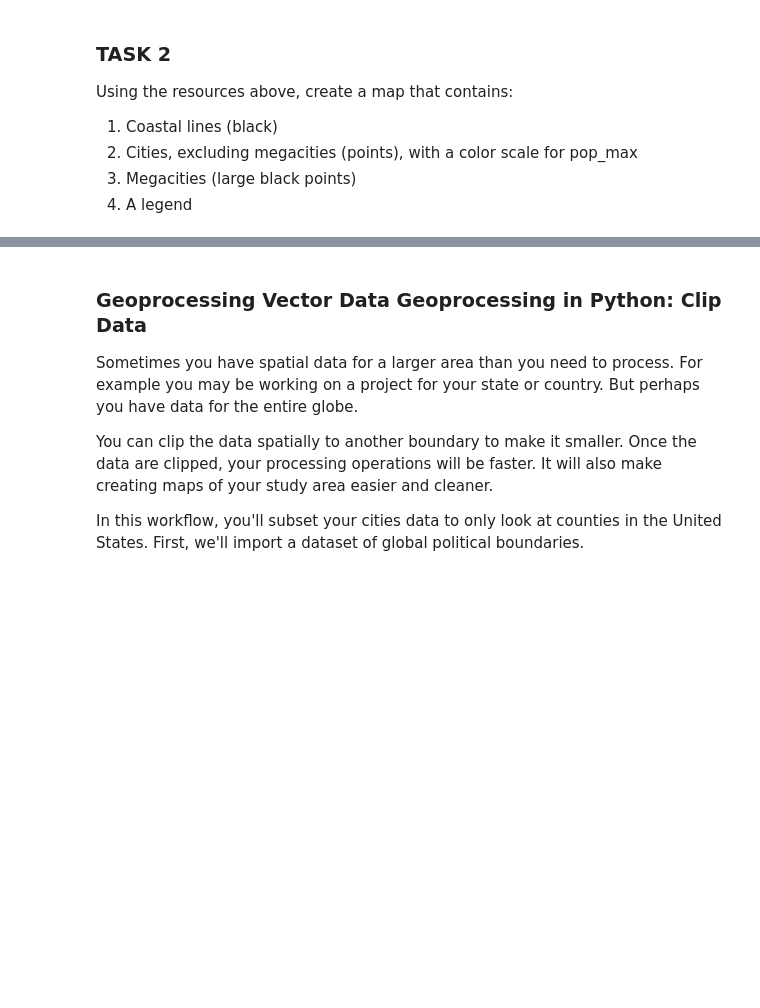
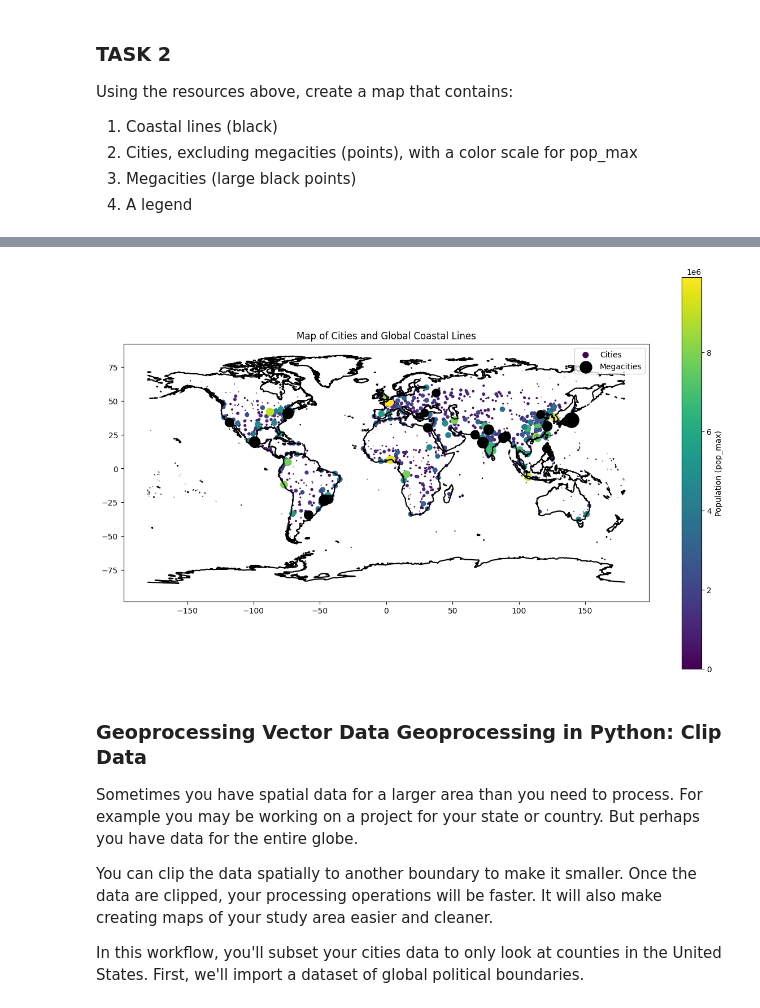
Before and after one commit to Asafaeinia/EnvDatSci, a Jupyter notebook: CodeSprints/VectorData101.ipynb, the cells around one changed output, grey strips where cells are left out. Cells and saved outputs as stored; diff of their text form; code cells hidden in the pictures; blank space fills up the shorter version.

```diff
--- a/CodeSprints/VectorData101.ipynb
+++ b/CodeSprints/VectorData101.ipynb
@@ -392,3 +342,46 @@ Parameters
+# %%
+import matplotlib.pyplot as plt
+import geopandas as gpd
+from matplotlib.colors import Normalize
+import matplotlib.cm as cm
+
+fig, ax1 = plt.subplots(figsize=(15, 9))
+
+coastlines.plot(ax=ax1, color="black")
+
+norm = Normalize(vmin=cities[cities.pop_max < 10000000]['pop_max'].min(),
+                 vmax=cities[cities.pop_max < 10000000]['pop_max'].max())
+cmap = cm.viridis
+
+
+cities[cities.pop_max < 10000000].plot(
+    ax=ax1,
+    markersize=cities[cities.pop_max < 10000000]['pop_max'] / 1e5,  # Scale marker size
+    color=cities[cities.pop_max < 10000000]['pop_max'].apply(lambda x: cmap(norm(x))),
+    label='Cities'
+)
+
+
+cities[cities.pop_max >= 10000000].plot(
+    ax=ax1,
+    markersize=cities[cities.pop_max >= 10000000]['pop_max'] / 1e5,  # Scale marker size
+    color='black',
+    marker='o',
+    label='Megacities'
+)
+
+sm = plt.cm.ScalarMappable(cmap=cmap, norm=norm)
+sm.set_array([])
+cbar = plt.colorbar(sm, ax=ax1)
+cbar.set_label('Population (pop_max)')
+
+plt.legend(loc='upper right')
+
+ax1.set(title="Map of Cities and Global Coastal Lines")
+
+plt.show()
+# %% [output]
+[figure, added]
 # %% [markdown]
 ### Geoprocessing Vector Data Geoprocessing in Python: Clip Data
 Sometimes you have spatial data for a larger area than you need to process. For example you may be working on a project for your state or country. But perhaps you have data for the entire globe.
```
Also changed, not shown: parts of 41 cells of this notebook.
